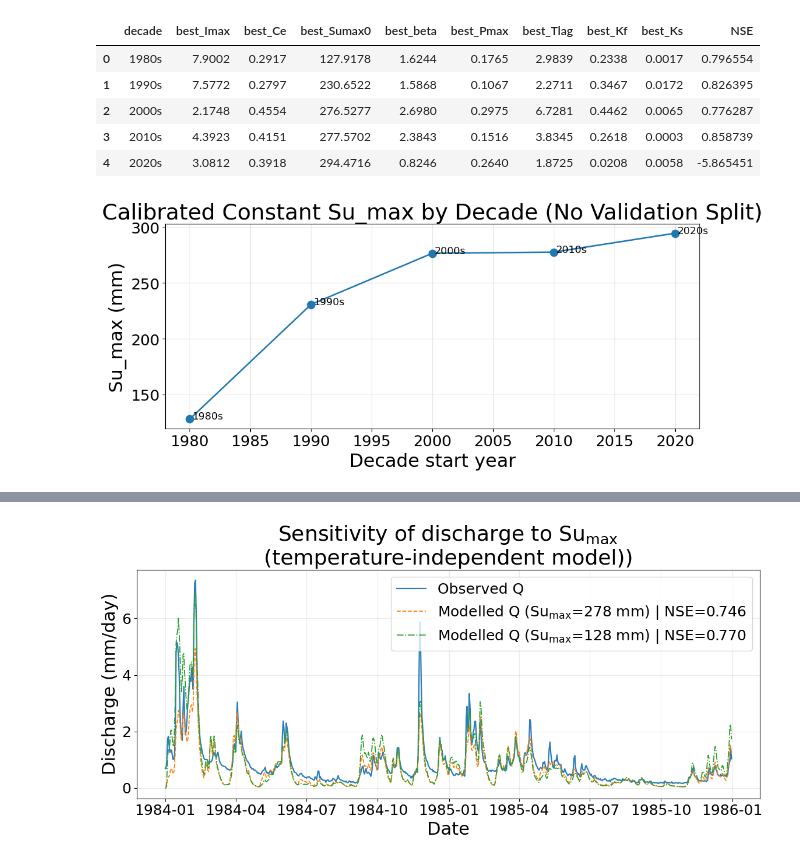
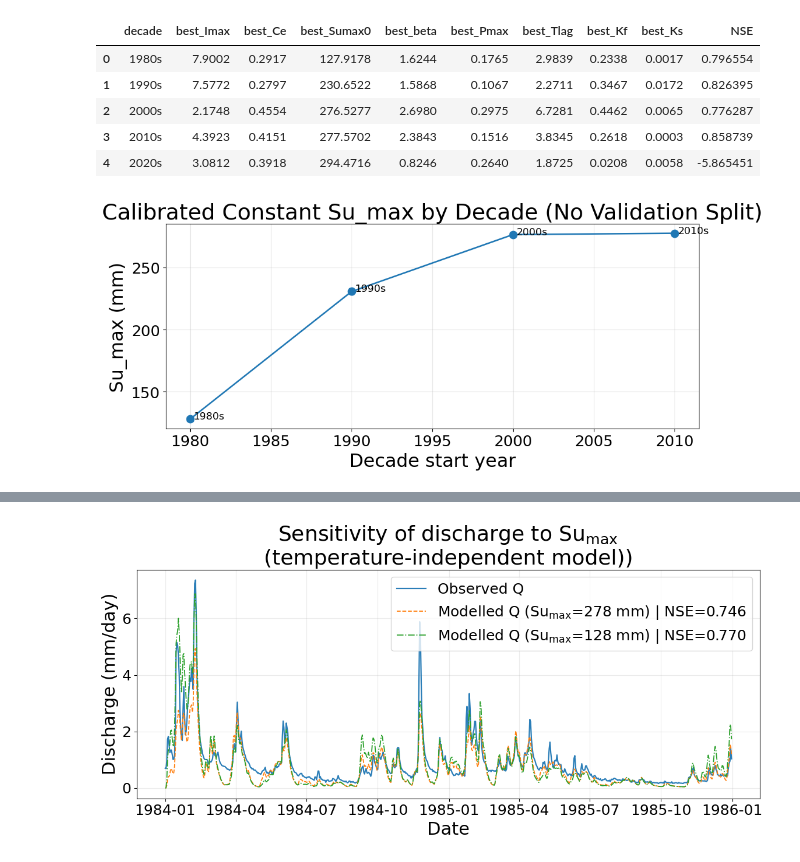
Before and after one commit to Doriswong35/teaching-materials, a Jupyter notebook: Main_project/HBV_constant_Sumax.ipynb, the cells around one changed output, grey strips where cells are left out. Cells and saved outputs as stored; diff of their text form; code cells hidden in the pictures.

```diff
--- a/Main_project/HBV_constant_Sumax.ipynb
+++ b/Main_project/HBV_constant_Sumax.ipynb
@@ -428,27 +429,29 @@ best_params_by_decade
 # %%
 # Plot calibrated Su_max by decade
 plot_df = best_params_by_decade.copy()
 plot_df['decade_start_year'] = plot_df['decade'].str.replace('s', '', regex=False).astype(int)
+# drop last entry, as there might be an error in data (NSE is -ve)
+plot_df = plot_df.iloc[:-1].copy()
 
 fig, ax1 = plt.subplots(figsize=(10.5, 5))
 ax1.plot(
     plot_df['decade_start_year'],
     plot_df['best_Sumax0'],
     marker='o',
     linewidth=1.8,
     label='Best Su_max (mm)'
 )
 ax1.set_xlabel('Decade start year')
 ax1.set_ylabel('Su_max (mm)')
 ax1.set_title('Calibrated Constant Su_max by Decade (No Validation Split)')
 ax1.grid(alpha=0.3)
 
 for _, r in plot_df.iterrows():
     ax1.text(r['decade_start_year'] + 0.2, r['best_Sumax0'], r['decade'], fontsize=12)
 
 lines1, labels1 = ax1.get_legend_handles_labels()
 
 plt.tight_layout()
 plt.show()
 # %% [output]
-[figure, old version]
+[figure, new version]
```
Also changed, not shown: parts of 5 cells of this notebook, 49 other files.
